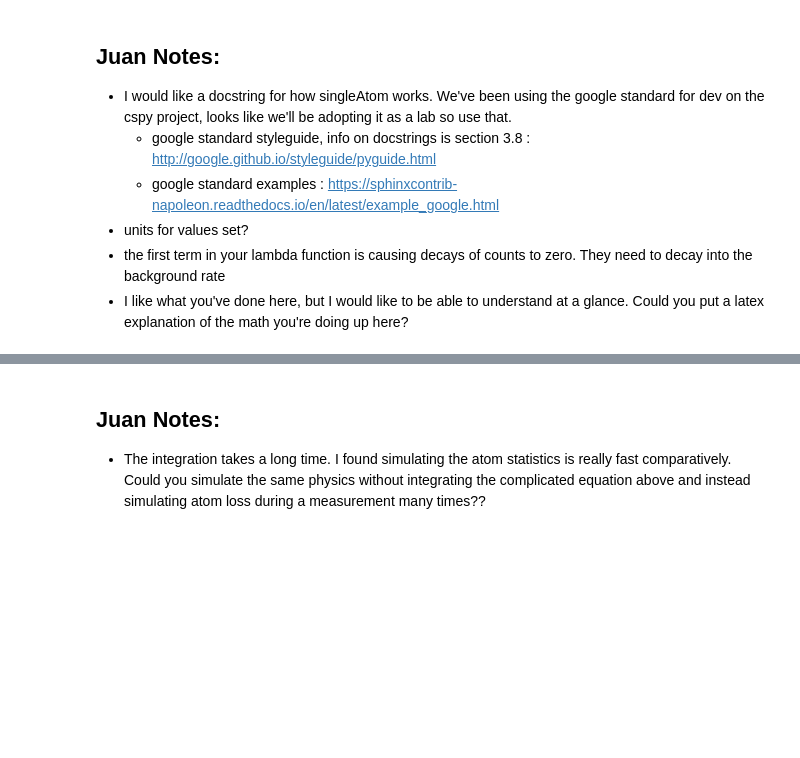
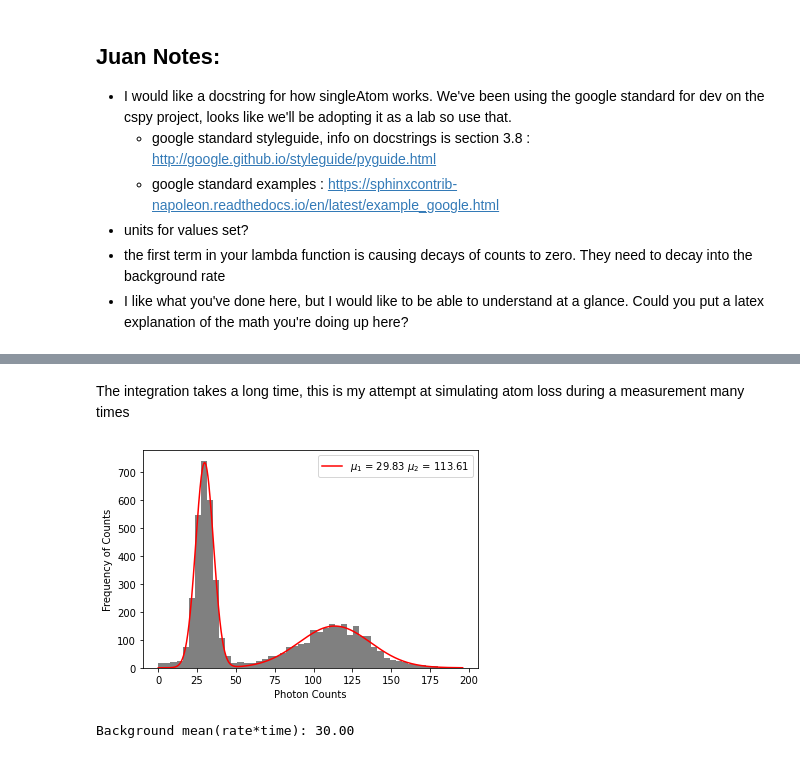
Before and after one commit to bpnordin/PhotonCount, a Jupyter notebook: main.ipynb, the cells around one changed output, grey strips where cells are left out. Drawn from its saved outputs; the diff is of its cells as text; code cells hidden in the pictures; blank space fills up the shorter version.

```diff
--- a/main.ipynb
+++ b/main.ipynb
@@ -73,3 +101,2 @@ plt.show()
 # %% [markdown]
-## Juan Notes:
-* The integration takes a long time. I found simulating the atom statistics is really fast comparatively. Could you simulate the same physics without integrating the complicated equation above and instead simulating atom loss during a measurement many times??
+The integration takes a long time, this is my attempt at simulating atom loss during a measurement many times
@@ -75,0 +111,47 @@ plt.show()
+# %%
+hist = []
+N = 5000
+population = [0,1] #0 is no atom, 1 is single atome
+#the prob of loading an atom
+weights = [.5,.5]
+samples = choices(population,weights,k = N)
+
+for i in tqdm(samples):
+    if i == 0:
+        #do background rate
+        hist.append(choices(xx,probDistBack)[0])
+    else:
+        #do single atom rate
+        val = 0
+        left = False #the check on if the atom has left the trap
+        choiceSingle = choices(xx,probDistSingle)[0]
+        choiceBack = choices(xx,probDistBack)[0]
+        #step through the times
+        for i in range(nTimeSteps):
+            #determine if atom left trap from the prob dist
+            if choices([0,1],[1-time_dist[i],time_dist[i]])[0] == 1 and not left:
+                #we do the single atom rate
+                val += choiceSingle/nTimeSteps
+
+            else:
+                left = True
+                #the background rate
+                val += choiceBack/nTimeSteps
+        hist.append(val)
+# %%
+
+
+bin_heights2, bin_borders2, _ = plt.hist(hist,50)
+bin_centers2 = bin_borders2[:-1] + np.diff(bin_borders2) / 2
+popt, pcov = curve_fit(gaussian, bin_centers2, bin_heights2, p0=[700, 35, 1, 100, 125, 1])
+x_interval_for_fit = np.linspace(bin_borders[0], bin_borders[-1], 10000)
+plt.plot(x_interval_for_fit, gaussian(x_interval_for_fit, *popt), label=r"$\mu_1$ = %.2f $\mu_2$ = %.2f"%(popt[1],popt[4]),color = 'r')
+plt.hist(hist,50,color = 'gray')
+plt.legend()
+plt.xlabel("Photon Counts")
+plt.ylabel("Frequency of Counts")
+plt.show()
+print ("Background mean(rate*time): %.2f" %(recordTime*rateBackground))
+# %% [output]
+[figure, added]
+Background mean(rate*time): 30.00
```
Also changed, not shown: parts of 10 cells of this notebook.
